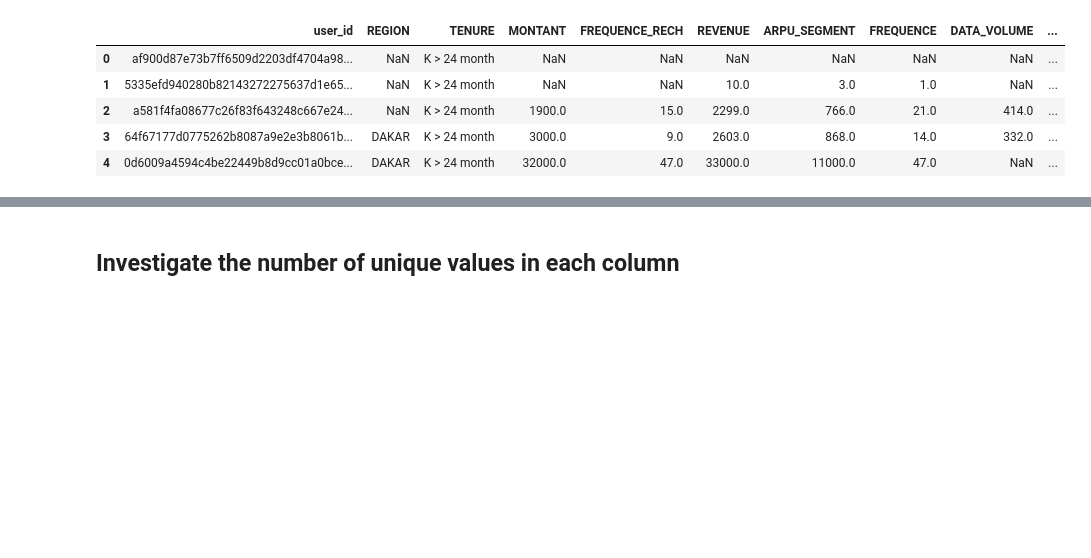
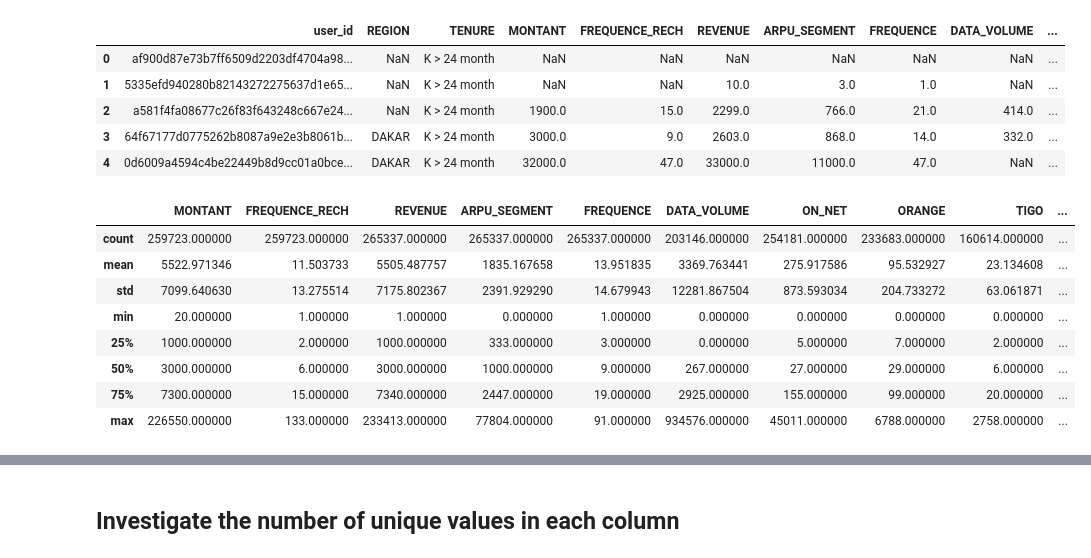
Before and after one commit to JUGG097/DSN-Expresso-Churn-Hackathon, a Jupyter notebook: Exploratory Data Analysis.ipynb, the cells around one changed output, grey strips where cells are left out. Cells and saved outputs as stored; diff of their text form; code cells hidden in the pictures; blank space fills up the shorter version.

```diff
--- a/Exploratory Data Analysis.ipynb
+++ b/Exploratory Data Analysis.ipynb
@@ -76,3 +76,15 @@ test.head()
 | 2 | a581f4fa08677c26f83f643248c667e24... | NaN | K > 24 month | 1900.0 | 15.0 | 2299.0 | 766.0 | 21.0 | 414.0 | ... |
 | 3 | 64f67177d0775262b8087a9e2e3b8061b... | DAKAR | K > 24 month | 3000.0 | 9.0 | 2603.0 | 868.0 | 14.0 | 332.0 | ... |
 | 4 | 0d6009a4594c4be22449b8d9cc01a0bce... | DAKAR | K > 24 month | 32000.0 | 47.0 | 33000.0 | 11000.0 | 47.0 | NaN | ... |
+# %%
+train.describe()
+# %% [output]
+|  | MONTANT | FREQUENCE_RECH | REVENUE | ARPU_SEGMENT | FREQUENCE | DATA_VOLUME | ON_NET | ORANGE | TIGO | ... |
+| count | 259723.000000 | 259723.000000 | 265337.000000 | 265337.000000 | 265337.000000 | 203146.000000 | 254181.000000 | 233683.000000 | 160614.000000 | ... |
+| mean | 5522.971346 | 11.503733 | 5505.487757 | 1835.167658 | 13.951835 | 3369.763441 | 275.917586 | 95.532927 | 23.134608 | ... |
+| std | 7099.640630 | 13.275514 | 7175.802367 | 2391.929290 | 14.679943 | 12281.867504 | 873.593034 | 204.733272 | 63.061871 | ... |
+| min | 20.000000 | 1.000000 | 1.000000 | 0.000000 | 1.000000 | 0.000000 | 0.000000 | 0.000000 | 0.000000 | ... |
+| 25% | 1000.000000 | 2.000000 | 1000.000000 | 333.000000 | 3.000000 | 0.000000 | 5.000000 | 7.000000 | 2.000000 | ... |
+| 50% | 3000.000000 | 6.000000 | 3000.000000 | 1000.000000 | 9.000000 | 267.000000 | 27.000000 | 29.000000 | 6.000000 | ... |
+| 75% | 7300.000000 | 15.000000 | 7340.000000 | 2447.000000 | 19.000000 | 2925.000000 | 155.000000 | 99.000000 | 20.000000 | ... |
+| max | 226550.000000 | 133.000000 | 233413.000000 | 77804.000000 | 91.000000 | 934576.000000 | 45011.000000 | 6788.000000 | 2758.000000 | ... |
```
Also changed, not shown: parts of 1 cell of this notebook, 1 other file.
